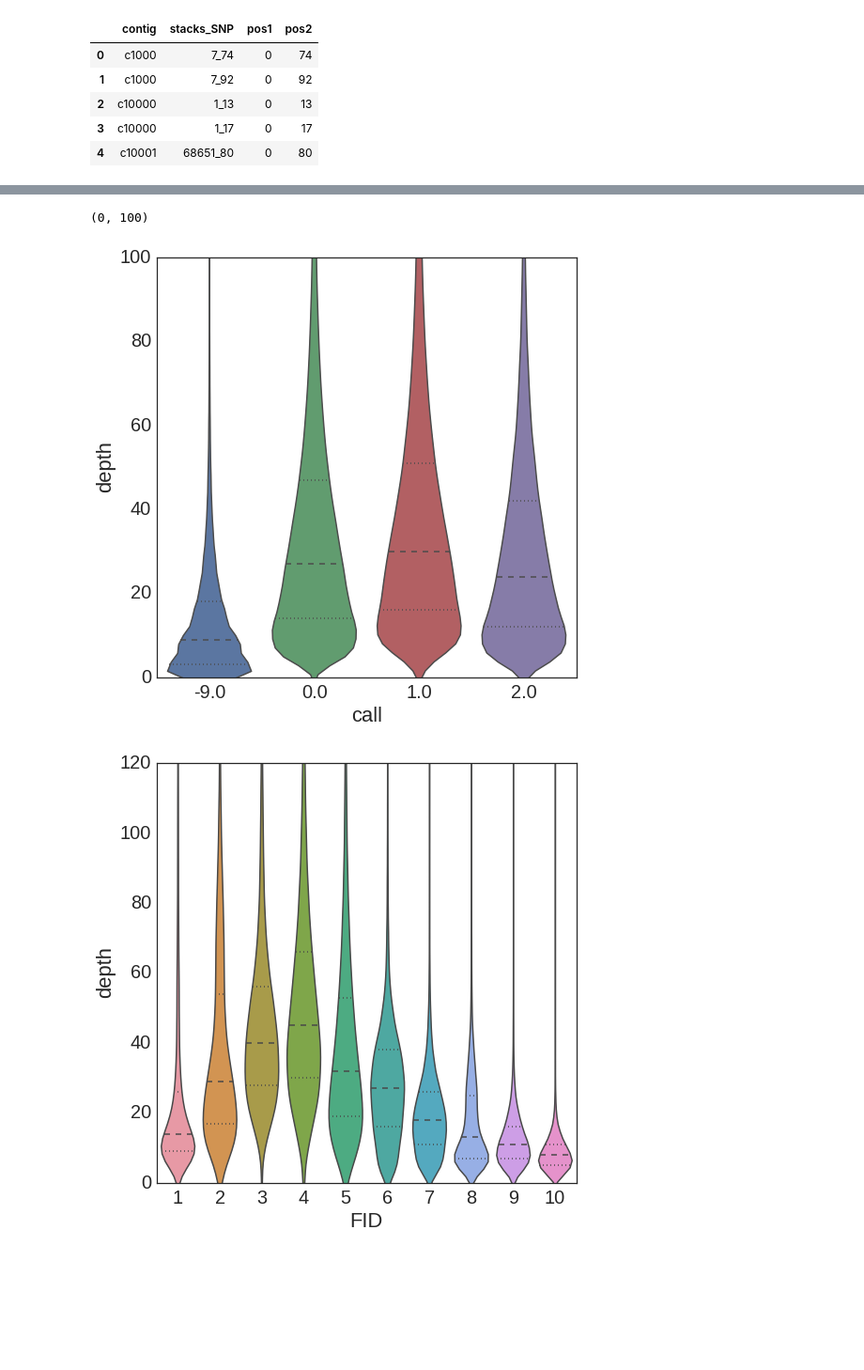
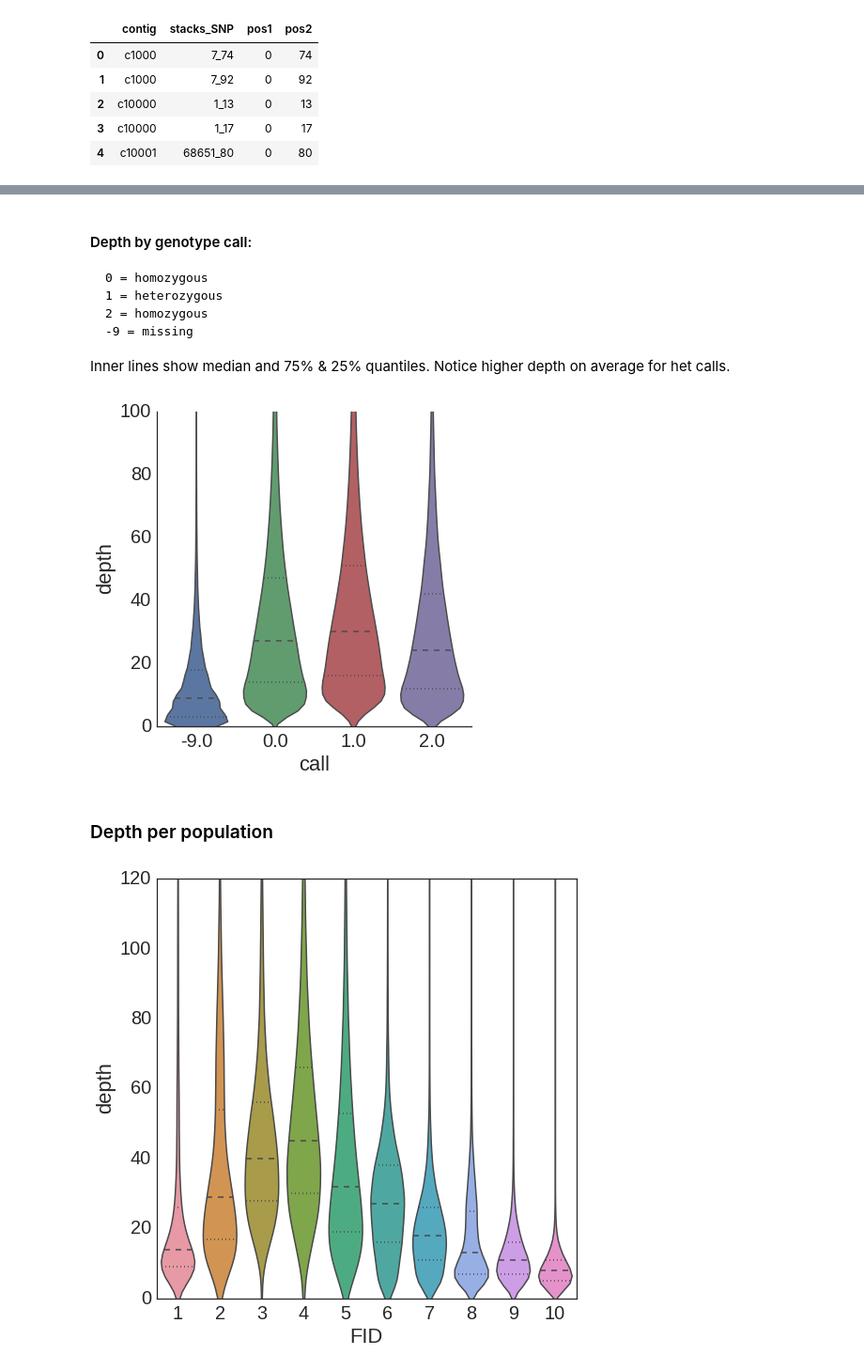
Before and after one commit to rwaples/chum_populations, a Jupyter notebook: coverage.ipynb, the cells around one changed output, grey strips where cells are left out. Shown at 94% size. Drawn from its saved outputs; the diff is of its cells as text; code cells hidden in the pictures; blank space fills up the shorter version.

```diff
--- a/coverage.ipynb
+++ b/coverage.ipynb
@@ -93,11 +111,20 @@ plt.show()
+# %% [markdown]
+#### Depth by genotype call:
+    0 = homozygous
+    1 = heterozygous
+    2 = homozygous
+    -9 = missing
+Inner lines show median and 75% & 25% quantiles. Notice higher depth on average for het calls.
 # %%
+figsize(6,6)
 sns.violinplot(calls_depth['depth'], groupby = calls_depth['call'])
 sns.despine()
 plt.ylim(0, 100)
 plt.show()
 # %% [output]
-(0, 100)
-[figure, old version]
+[figure, new version]
+# %% [markdown]
+### Depth per population
 # %%
 figsize(8, 8)
 sns.violinplot(calls_depth['depth'], groupby = calls_depth['FID'])
```
Also changed, not shown: parts of 13 cells of this notebook, 4 other files.
